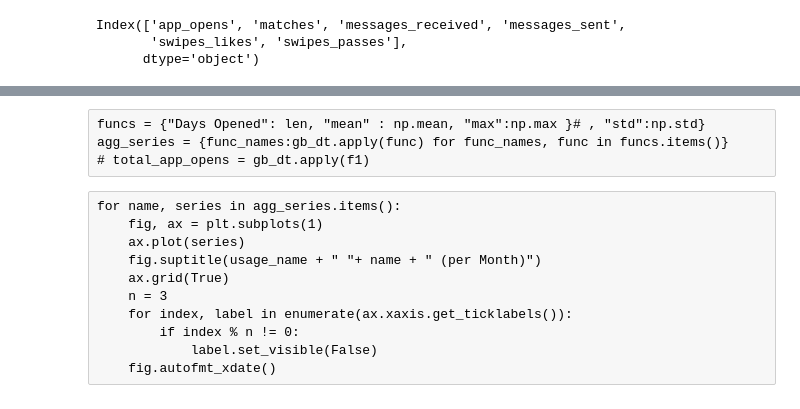
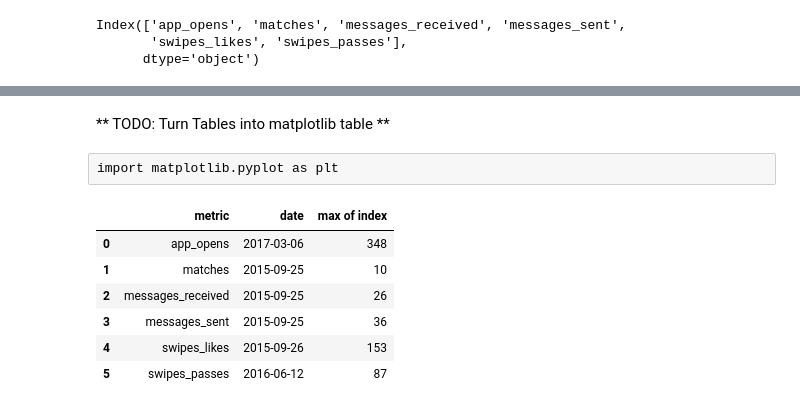
Before and after one commit to malctaylor15/Tinder_analysis, a Jupyter notebook: EDA v3 Usage.ipynb, the cells around one changed output, grey strips where cells are left out. Saved outputs shown, nothing was run; the diff lists cells and outputs as text; code cells hidden in the pictures.

```diff
--- a/EDA v3 Usage.ipynb
+++ b/EDA v3 Usage.ipynb
@@ -224,15 +218,0 @@ for usage_col in usage_df2.columns:
-# %% [raw]
-funcs = {"Days Opened": len, "mean" : np.mean, "max":np.max }# , "std":np.std}
-agg_series = {func_names:gb_dt.apply(func) for func_names, func in funcs.items()}
-# total_app_opens = gb_dt.apply(f1)
-# %% [raw]
-for name, series in agg_series.items():
-    fig, ax = plt.subplots(1)
-    ax.plot(series)
-    fig.suptitle(usage_name + " "+ name + " (per Month)")
-    ax.grid(True)
-    n = 3
-    for index, label in enumerate(ax.xaxis.get_ticklabels()):
-        if index % n != 0:
-            label.set_visible(False)
-    fig.autofmt_xdate()
@@ -240,0 +219,2 @@ usage_df.index[10]
+# %% [markdown]
+** TODO: Turn Tables into matplotlib table **
@@ -240,0 +280,2 @@ usage_df.index[10]
+# %% [raw]
+import matplotlib.pyplot as plt
@@ -240,0 +285,10 @@ usage_df.index[10]
+# %%
+max_usage
+# %% [output]
+|  | metric | date | max of index |
+| 0 | app_opens | 2017-03-06 | 348 |
+| 1 | matches | 2015-09-25 | 10 |
+| 2 | messages_received | 2015-09-25 | 26 |
+| 3 | messages_sent | 2015-09-25 | 36 |
+| 4 | swipes_likes | 2015-09-26 | 153 |
+| 5 | swipes_passes | 2016-06-12 | 87 |
```
Also changed, not shown: parts of 20 cells of this notebook, 18 other files.
